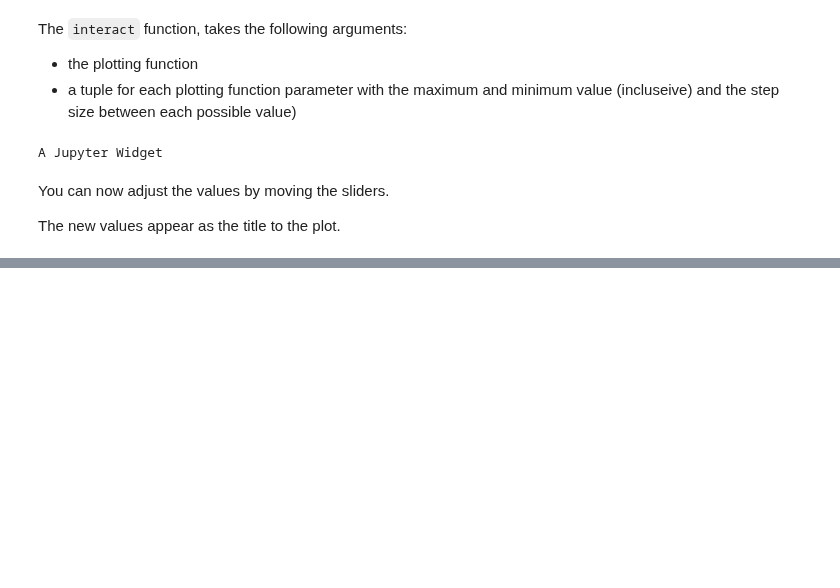
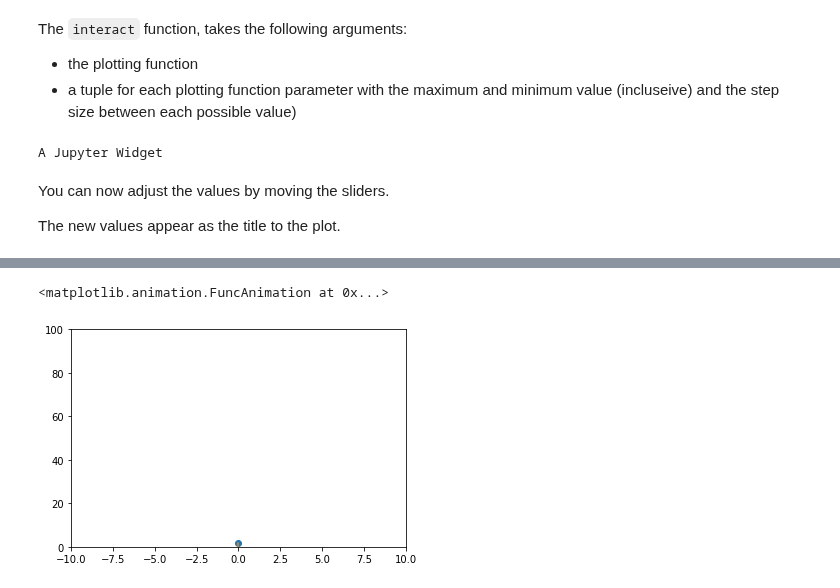
Before and after one commit to hphilamore/ILAS_python, a Jupyter notebook: 8_Plotting.ipynb, the cells around one changed output, grey strips where cells are left out. Saved outputs shown, nothing was run; the diff lists cells and outputs as text; code cells hidden in the pictures; blank space fills up the shorter version.

```diff
--- a/8_Plotting.ipynb
+++ b/8_Plotting.ipynb
@@ -393,0 +605,52 @@ HTML(anim.to_html5_video())
+# %%
+fig = plt.figure()
+
+ax = plt.axes(xlim=(-10, 10), ylim=(0, 100))
+
+
+points, = ax.plot([1], [1], marker='o')  # for points
+line,   = ax.plot([2,1], [4,3], marker="" , ls="-")  # for lines
+# points, = plt.plot([1], [1], marker='o')  # for points
+# line,   = plt.plot([2,1], [4,3], marker="" , ls="-")  # for lines
+
+# Spring data
+k = 100
+m = 20
+w = np.sqrt(k/m)
+phi = 2
+A = 2
+
+def fun(t):
+    global w,phi,A
+    return A*np.sin(w*t+phi)
+
+def animate(i):
+
+    x = fun(i)
+
+    line.set_data([0,0], [0, x])
+
+    points.set_data(0, x)
+
+    return points, line
+
+
+
+# def init():
+#     for line in points:
+#         line.set_data([], [])
+#     return points
+
+# def animate(i):
+#     x = 2; y = 2
+#     line.set_data(x, y)
+#     x2 = 2; y2 = 4
+#     points.set_data(x2, y2)
+#     return points, line
+
+anim = animation.FuncAnimation(fig, animate)
+
+anim
+# %% [output]
+<matplotlib.animation.FuncAnimation at 0x...>
+[figure, added]
```
Also changed, not shown: parts of 19 cells of this notebook, 4 other files.
